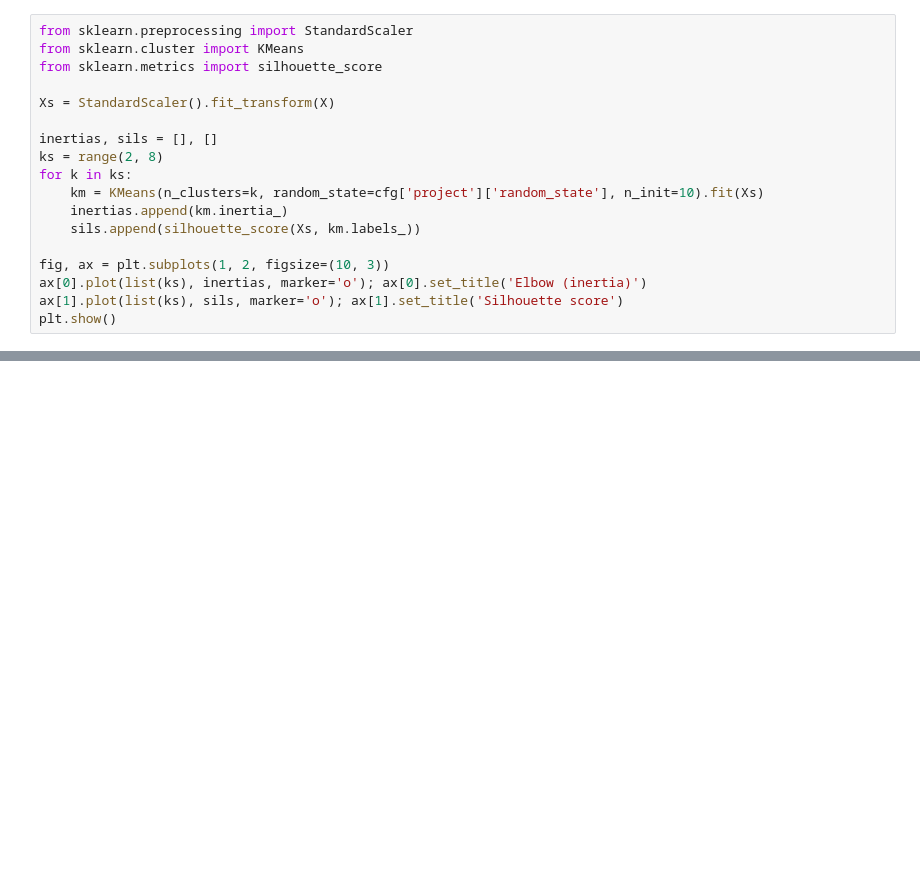
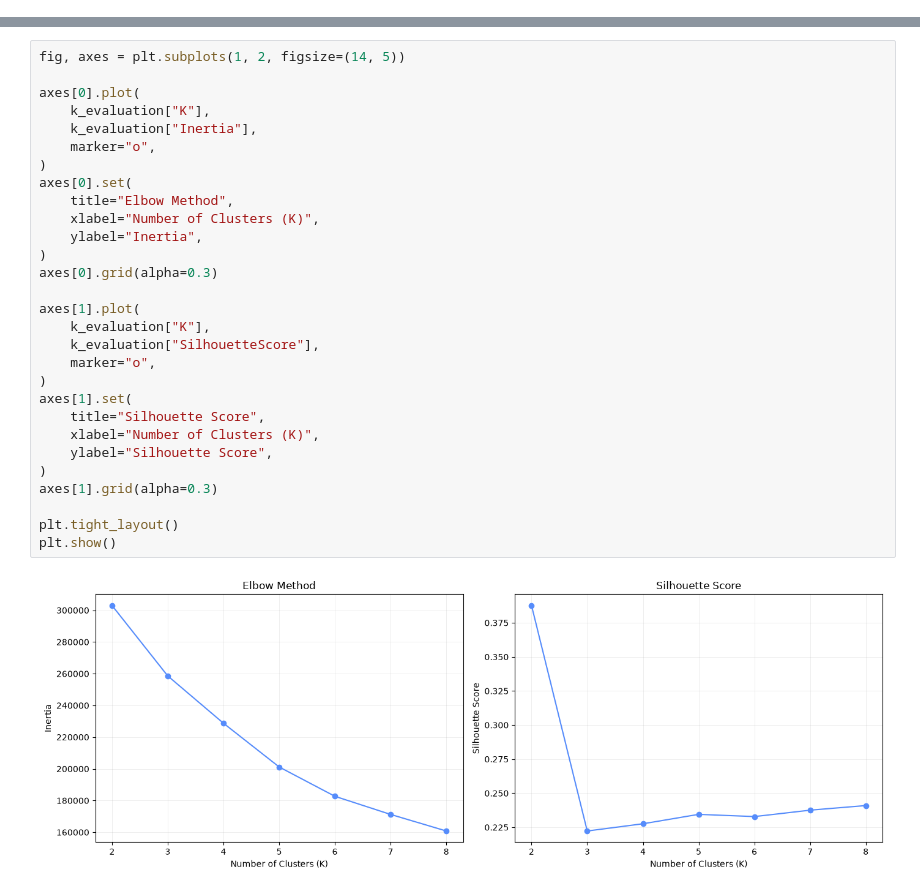
Before and after one commit to skn-2nd-churn-pred/skn-2nd-project-churnpred, a Jupyter notebook: notebooks/03_cluster.ipynb, the cells around one changed output, grey strips where cells are left out. Cells and saved outputs as stored; diff of their text form; blank space fills up the shorter version.

Commit message:
20260716-김성훈-03_cluster.ipynb 노트북 파일, report.md(C파트) 수정.

```diff
--- a/notebooks/03_cluster.ipynb
+++ b/notebooks/03_cluster.ipynb
@@ -27,18 +0,0 @@ X = X.fillna(X.median())
-# %%
-from sklearn.preprocessing import StandardScaler
-from sklearn.cluster import KMeans
-from sklearn.metrics import silhouette_score
-
-Xs = StandardScaler().fit_transform(X)
-
-inertias, sils = [], []
-ks = range(2, 8)
-for k in ks:
-    km = KMeans(n_clusters=k, random_state=cfg['project']['random_state'], n_init=10).fit(Xs)
-    inertias.append(km.inertia_)
-    sils.append(silhouette_score(Xs, km.labels_))
-
-fig, ax = plt.subplots(1, 2, figsize=(10, 3))
-ax[0].plot(list(ks), inertias, marker='o'); ax[0].set_title('Elbow (inertia)')
-ax[1].plot(list(ks), sils, marker='o'); ax[1].set_title('Silhouette score')
-plt.show()
@@ -62,0 +226,31 @@ df.groupby('cluster').apply(lambda g: y.loc[g.index].mean(), include_groups=Fals
+# %%
+fig, axes = plt.subplots(1, 2, figsize=(14, 5))
+
+axes[0].plot(
+    k_evaluation["K"],
+    k_evaluation["Inertia"],
+    marker="o",
+)
+axes[0].set(
+    title="Elbow Method",
+    xlabel="Number of Clusters (K)",
+    ylabel="Inertia",
+)
+axes[0].grid(alpha=0.3)
+
+axes[1].plot(
+    k_evaluation["K"],
+    k_evaluation["SilhouetteScore"],
+    marker="o",
+)
+axes[1].set(
+    title="Silhouette Score",
+    xlabel="Number of Clusters (K)",
+    ylabel="Silhouette Score",
+)
+axes[1].grid(alpha=0.3)
+
+plt.tight_layout()
+plt.show()
+# %% [output]
+[figure, added]
```
Also changed, not shown: parts of 35 cells of this notebook, 1 other file.
